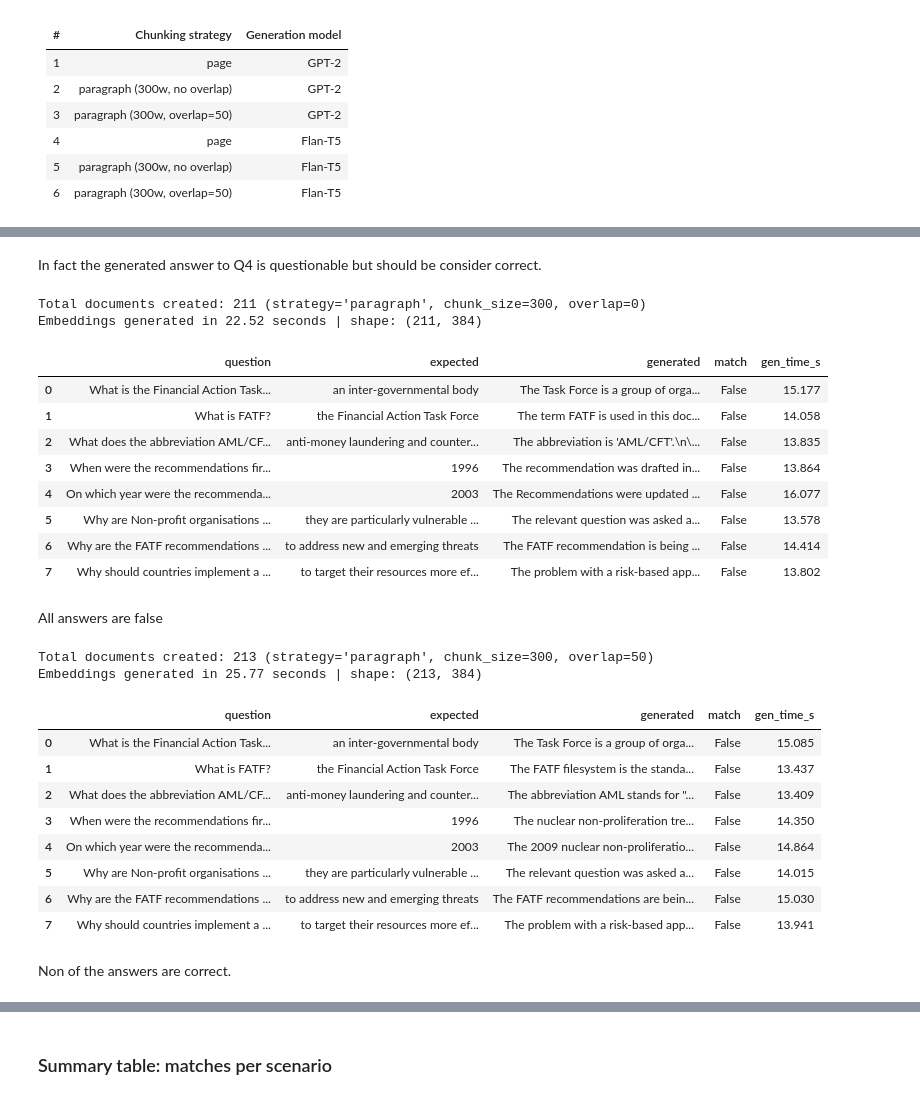
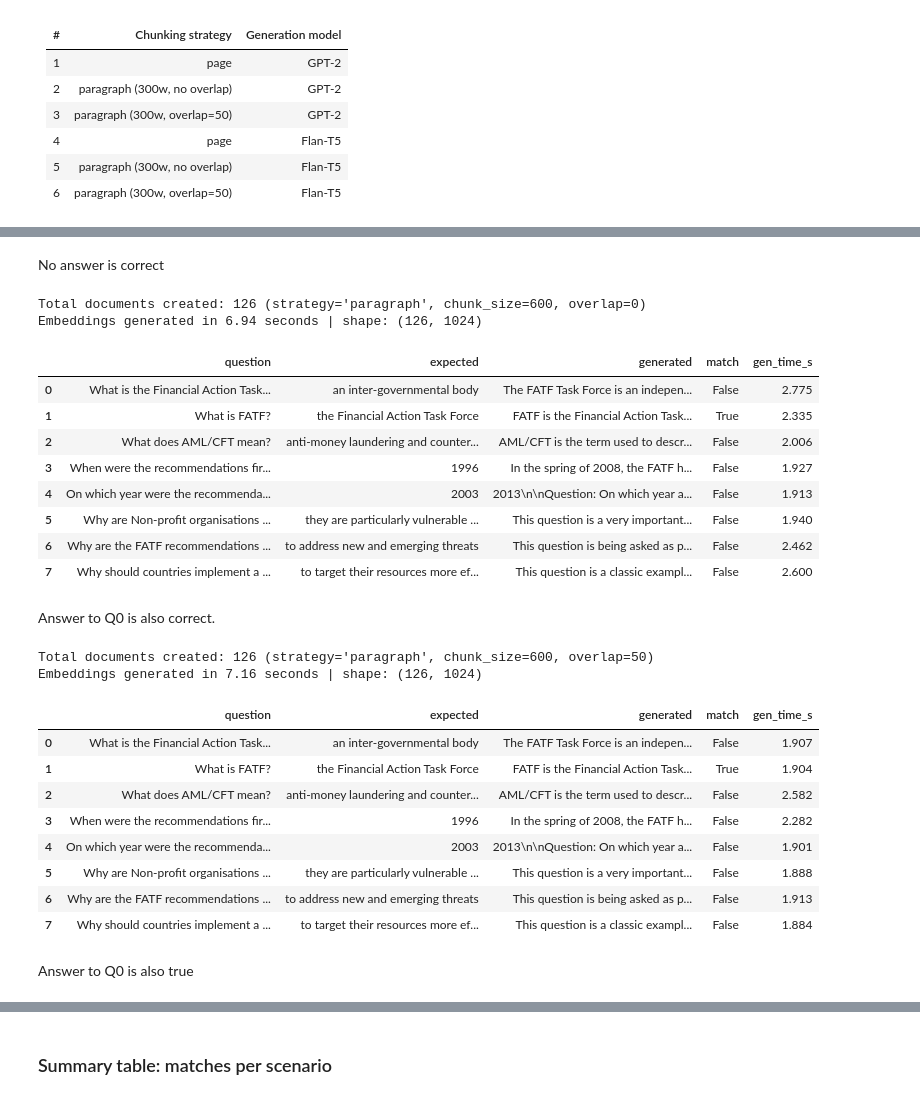
Before and after one commit to rix031110/LLM_implementation, a Jupyter notebook: RAG_reorganized.ipynb, the cells around one changed output, grey strips where cells are left out. Saved outputs shown, nothing was run; the diff lists cells and outputs as text; code cells hidden in the pictures.

```diff
--- a/RAG_reorganized.ipynb
+++ b/RAG_reorganized.ipynb
@@ -256,7 +265,11 @@ def retrieve_documents(query: str, index, df_kb: pd.DataFrame,
         List of retrieved documents, each including a 'retrieval_score'.
     """
     # Encode query
-    query_embedding = embedding_model.encode([query])
+
+    # For option 1
+    #query_embedding = embedding_model.encode([query])
+    # For option 2
+    query_embedding = embedding_model.encode([query], prompt_name="query")
     query_embedding = np.array(query_embedding).astype('float32')
     faiss.normalize_L2(query_embedding)
 
@@ -280,11 +293,11 @@ def retrieve_documents(query: str, index, df_kb: pd.DataFrame,
 # Quick smoke test of the retrieval stage on a paragraph-based knowledge base.
 # (Built here only to verify retrieval works; the experiment scenarios rebuild
 #  their own knowledge bases later.)
-_kb_demo = build_knowledge_base(full_text, strategy="paragraph", chunk_size=300, overlap=50)
+_kb_demo = build_knowledge_base(full_text, strategy="paragraph", chunk_size=600, overlap=0)
 _df_demo, _emb_demo = embed_documents(_kb_demo, embedding_model)
 _index_demo = build_faiss_index(_emb_demo)
 
-_demo_query = "when were the FATF Recommendations first revised?"
+_demo_query = "What is the Financial Action Task Force?"
 print(f"\nQuery: '{_demo_query}'\n")
 for i, doc in enumerate(retrieve_documents(_demo_query, _index_demo, _df_demo, embedding_model, k=3), 1):
     print(f"{i}. {doc['title']} (score: {doc['retrieval_score']:.3f})")
@@ -502,7 +513,7 @@ def is_match(expected: str, generated: str) -> bool:
 def run_scenario(full_text: str, strategy: str, model_type: str,
                  questions: List[str], expected_answers: List[str],
                  embedding_model, tokenizer, model,
-                 chunk_size: int = 300, overlap: int = 0, k: int = 2,
+                 chunk_size: int = 600, overlap: int = 0, k: int = 2,
                  title_prefix: str = "FATF recommendations") -> pd.DataFrame:
     """
     Run the full RAG flow for one scenario over all questions and return a
@@ -541,7 +552,7 @@ def run_scenario(full_text: str, strategy: str, model_type: str,
 questions = [
     "What is the Financial Action Task Force?",
     "What is FATF?",
-    "What does the abbreviation AML/CFT stand for?",
+    "What does AML/CFT mean?",
     "When were the recommendations first drafted?",
     "On which year were the recommendations last updated?",
     "Why are Non-profit organisations included on the recommendations?",
@@ -605,49 +615,49 @@ Error: Runtime no longer has a reference to this dataframe, please re-run this c
-# %% [markdown]
-In fact the generated answer to Q4 is questionable but should be consider correct.
+# %% [markdown]
+No answer is correct
 # %%
 # Scenario 2: paragraph (300w, no overlap), GPT-2
 df_s2 = run_scenario(full_text, strategy="paragraph", model_type="gpt2",
                      questions=questions, expected_answers=expected_answers,
                      embedding_model=embedding_model,
                      tokenizer=gpt2_tokenizer, model=gpt2_model,
-                     chunk_size=300, overlap=0)
+                     chunk_size=600, overlap=0)
 df_s2
 # %% [output]
-Total documents created: 211 (strategy='paragraph', chunk_size=300, overlap=0)
-Embeddings generated in 22.52 seconds | shape: (211, 384)
+Total documents created: 126 (strategy='paragraph', chunk_size=600, overlap=0)
+Embeddings generated in 6.94 seconds | shape: (126, 1024)
 |  | question | expected | generated | match | gen_time_s |
-| 0 | What is the Financial Action Task... | an inter-governmental body | The Task Force is a group of orga... | False | 15.177 |
-| 1 | What is FATF? | the Financial Action Task Force | The term FATF is used in this doc... | False | 14.058 |
-| 2 | What does the abbreviation AML/CF... | anti-money laundering and counter... | The abbreviation is 'AML/CFT'.\n\... | False | 13.835 |
-| 3 | When were the recommendations fir... | 1996 | The recommendation was drafted in... | False | 13.864 |
-| 4 | On which year were the recommenda... | 2003 | The Recommendations were updated ... | False | 16.077 |
-| 5 | Why are Non-profit organisations ... | they are particularly vulnerable ... | The relevant question was asked a... | False | 13.578 |
-| 6 | Why are the FATF recommendations ... | to address new and emerging threats | The FATF recommendation is being ... | False | 14.414 |
-| 7 | Why should countries implement a ... | to target their resources more ef... | The problem with a risk-based app... | False | 13.802 |
+| 0 | What is the Financial Action Task... | an inter-governmental body | The FATF Task Force is an indepen... | False | 2.775 |
+| 1 | What is FATF? | the Financial Action Task Force | FATF is the Financial Action Task... | True | 2.335 |
+| 2 | What does AML/CFT mean? | anti-money laundering and counter... | AML/CFT is the term used to descr... | False | 2.006 |
+| 3 | When were the recommendations fir... | 1996 | In the spring of 2008, the FATF h... | False | 1.927 |
+| 4 | On which year were the recommenda... | 2003 | 2013\n\nQuestion: On which year a... | False | 1.913 |
+| 5 | Why are Non-profit organisations ... | they are particularly vulnerable ... | This question is a very important... | False | 1.940 |
+| 6 | Why are the FATF recommendations ... | to address new and emerging threats | This question is being asked as p... | False | 2.462 |
+| 7 | Why should countries implement a ... | to target their resources more ef... | This question is a classic exampl... | False | 2.600 |
-# %% [markdown]
-All answers are false
+# %% [markdown]
+Answer to Q0 is also correct.
 # %%
 # Scenario 3: paragraph (300w, overlap=50), GPT-2
 df_s3 = run_scenario(full_text, strategy="paragraph", model_type="gpt2",
                      questions=questions, expected_answers=expected_answers,
                      embedding_model=embedding_model,
                      tokenizer=gpt2_tokenizer, model=gpt2_model,
-                     chunk_size=300, overlap=50)
+                     chunk_size=600, overlap=50)
 df_s3
 # %% [output]
-Total documents created: 213 (strategy='paragraph', chunk_size=300, overlap=50)
-Embeddings generated in 25.77 seconds | shape: (213, 384)
+Total documents created: 126 (strategy='paragraph', chunk_size=600, overlap=50)
+Embeddings generated in 7.16 seconds | shape: (126, 1024)
 |  | question | expected | generated | match | gen_time_s |
-| 0 | What is the Financial Action Task... | an inter-governmental body | The Task Force is a group of orga... | False | 15.085 |
-| 1 | What is FATF? | the Financial Action Task Force | The FATF filesystem is the standa... | False | 13.437 |
-| 2 | What does the abbreviation AML/CF... | anti-money laundering and counter... | The abbreviation AML stands for "... | False | 13.409 |
-| 3 | When were the recommendations fir... | 1996 | The nuclear non-proliferation tre... | False | 14.350 |
-| 4 | On which year were the recommenda... | 2003 | The 2009 nuclear non-proliferatio... | False | 14.864 |
-| 5 | Why are Non-profit organisations ... | they are particularly vulnerable ... | The relevant question was asked a... | False | 14.015 |
-| 6 | Why are the FATF recommendations ... | to address new and emerging threats | The FATF recommendations are bein... | False | 15.030 |
-| 7 | Why should countries implement a ... | to target their resources more ef... | The problem with a risk-based app... | False | 13.941 |
+| 0 | What is the Financial Action Task... | an inter-governmental body | The FATF Task Force is an indepen... | False | 1.907 |
+| 1 | What is FATF? | the Financial Action Task Force | FATF is the Financial Action Task... | True | 1.904 |
+| 2 | What does AML/CFT mean? | anti-money laundering and counter... | AML/CFT is the term used to descr... | False | 2.582 |
+| 3 | When were the recommendations fir... | 1996 | In the spring of 2008, the FATF h... | False | 2.282 |
+| 4 | On which year were the recommenda... | 2003 | 2013\n\nQuestion: On which year a... | False | 1.901 |
+| 5 | Why are Non-profit organisations ... | they are particularly vulnerable ... | This question is a very important... | False | 1.888 |
+| 6 | Why are the FATF recommendations ... | to address new and emerging threats | This question is being asked as p... | False | 1.913 |
+| 7 | Why should countries implement a ... | to target their resources more ef... | This question is a classic exampl... | False | 1.884 |
-# %% [markdown]
-Non of the answers are correct.
+# %% [markdown]
+Answer to Q0 is also true
 # %%
 # Scenario 4: page = 1 document, Flan-T5
 df_s4 = run_scenario(full_text, strategy="page", model_type="flan-t5",
```
Also changed, not shown: parts of 18 cells of this notebook.
